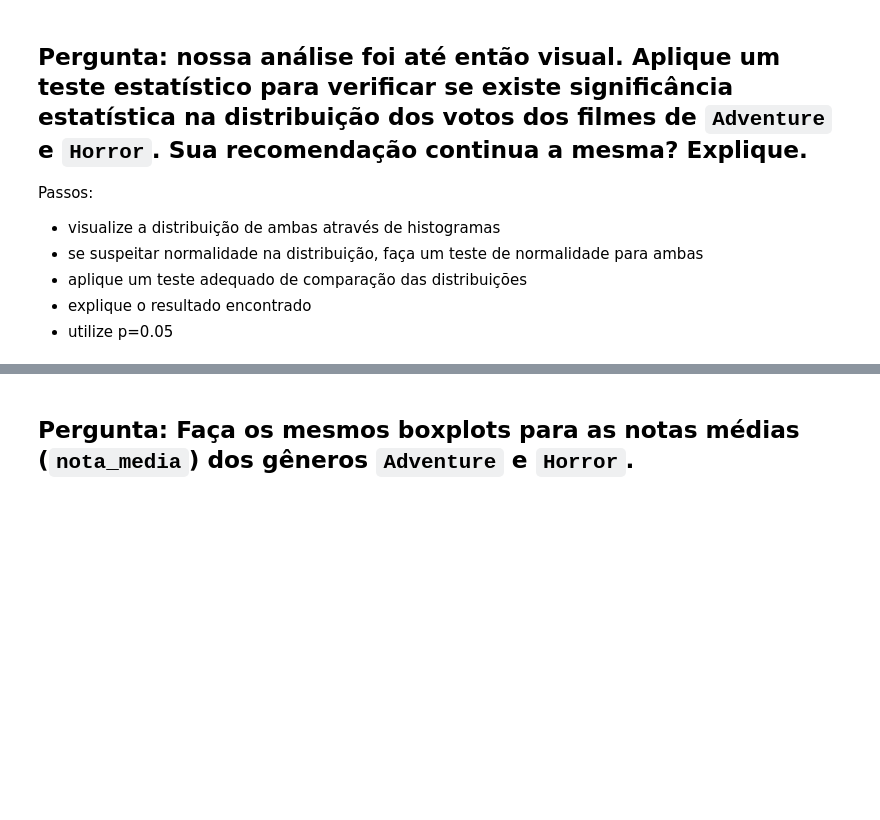
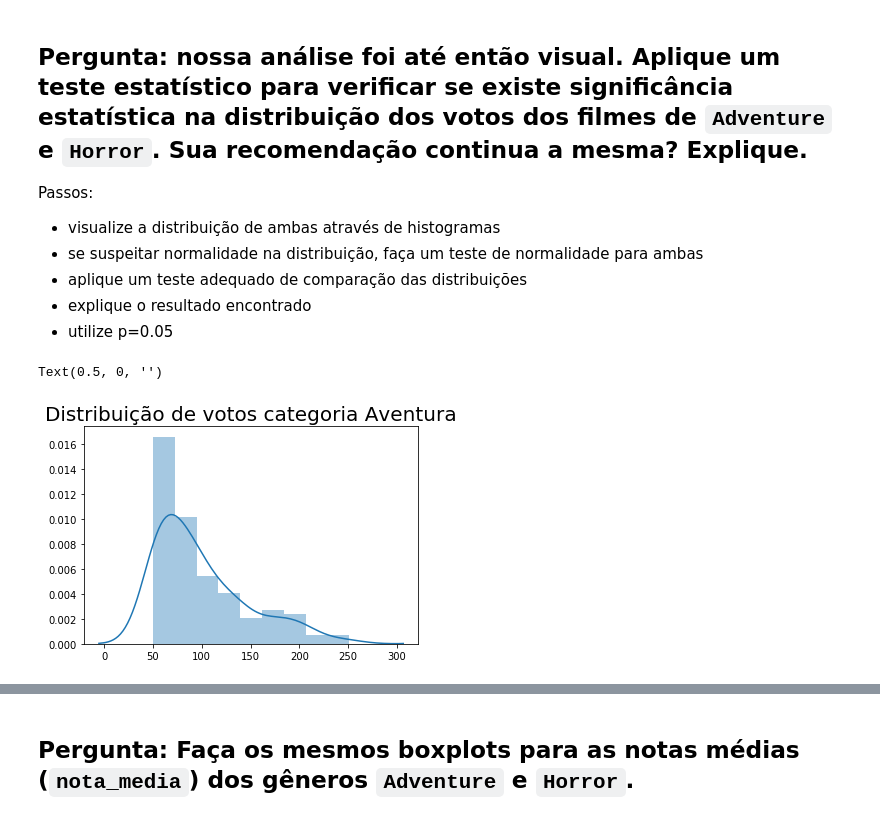
Before and after one commit to guizuccolotto-zz/formacao-data-science, a Jupyter notebook: Formação_Data_Science_Alura_Análise.ipynb, the cells around one changed output, grey strips where cells are left out. Cells and saved outputs as stored; diff of their text form; code cells hidden in the pictures; blank space fills up the shorter version.

```diff
--- a/Formação_Data_Science_Alura_Análise.ipynb
+++ b/Formação_Data_Science_Alura_Análise.ipynb
@@ -310,6 +511,12 @@ Passos:
 # %%
 # solucao histograma de aventura
 sns.distplot(votos_por_genero_por_filme.query("Adventure > 0").Adventure)
+ax=ax
+plt.title("Distribuição de votos categoria Aventura", fontsize=20)
+plt.xlabel("")
+# %% [output]
+Text(0.5, 0, '')
+[figure, added]
 # %%
 # solucao histograma de horror
 sns.distplot(votos_por_genero_por_filme.query("Horror > 0").Horror)
```
Also changed, not shown: parts of 81 cells of this notebook, 1 other file.
